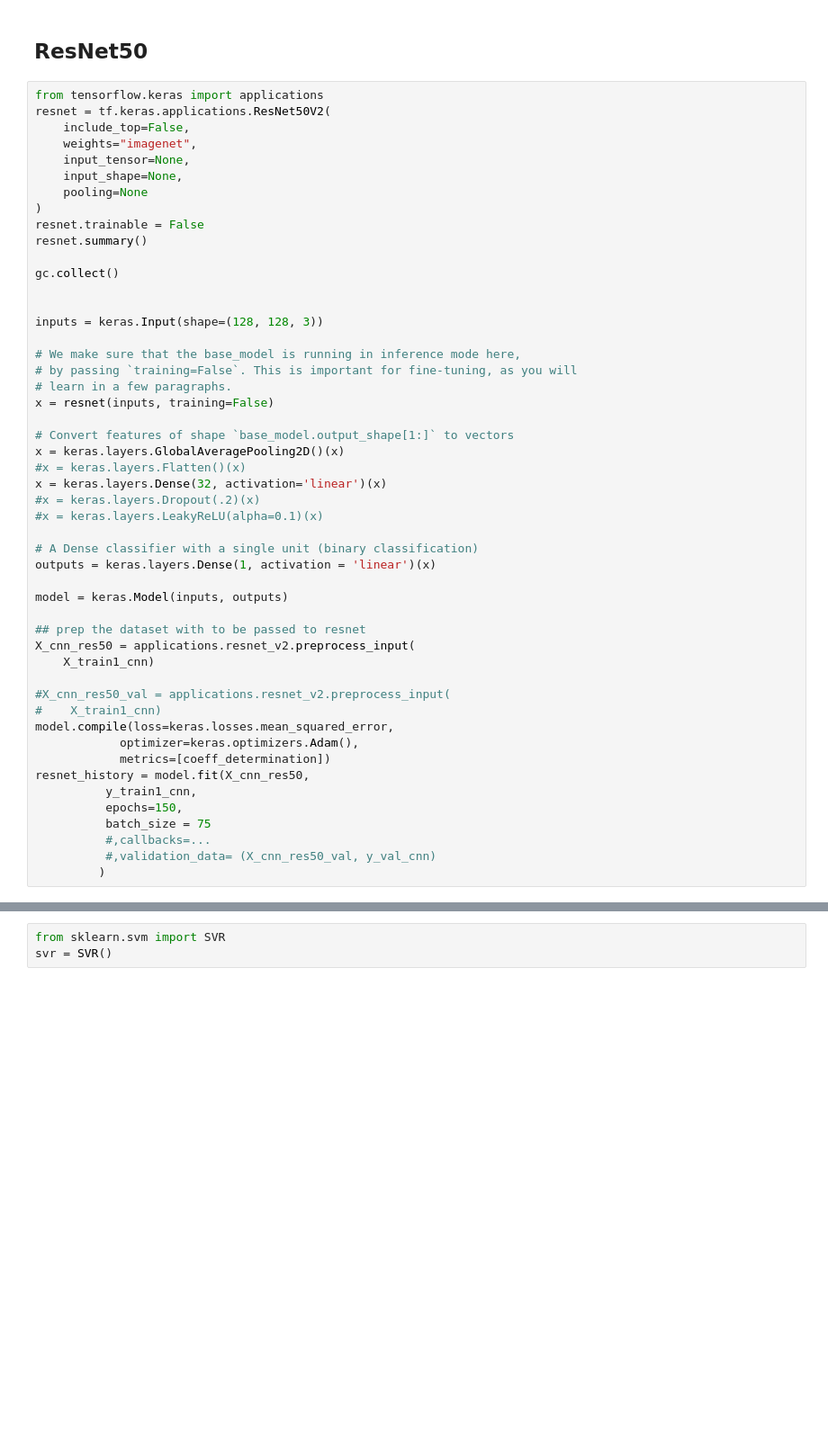
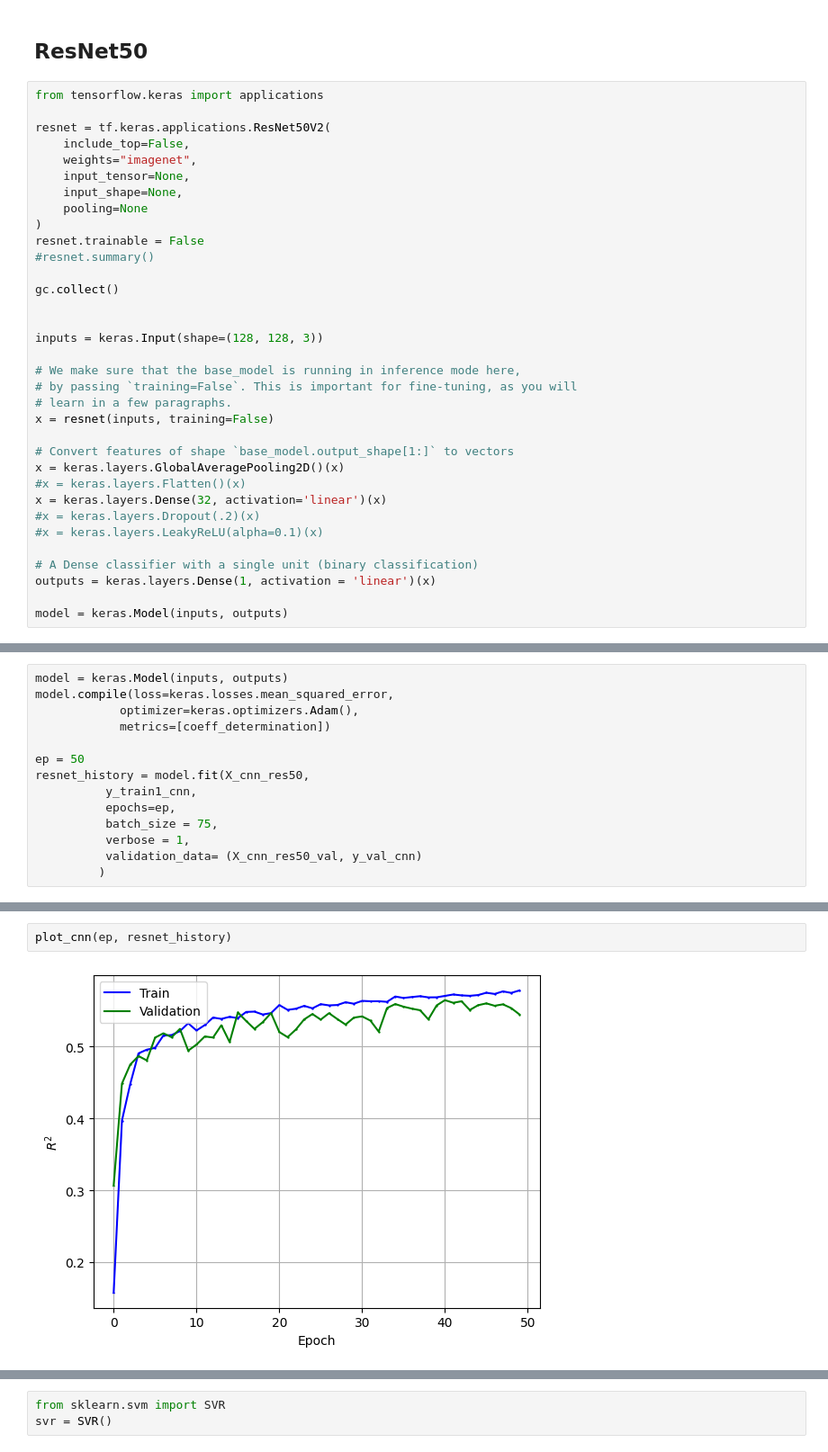
Before and after one commit to ccepelak/ML-SS22, a Jupyter notebook: MasterCode.ipynb, the cells around one changed output, grey strips where cells are left out. Shown: that part at 90% size. Saved outputs shown, nothing was run; the diff lists cells and outputs as text; blank space fills up the shorter version.

```diff
--- a/MasterCode.ipynb
+++ b/MasterCode.ipynb
@@ -607,6 +728,7 @@ plt.show()
 ## ResNet50
 # %%
 from tensorflow.keras import applications
+
 resnet = tf.keras.applications.ResNet50V2(
     include_top=False,
     weights="imagenet",
@@ -615,7 +737,7 @@ resnet = tf.keras.applications.ResNet50V2(
     pooling=None
 )
 resnet.trainable = False
-resnet.summary()
+#resnet.summary()
 
 gc.collect()
 
@@ -638,20 +760,3 @@ x = keras.layers.Dense(32, activation='linear')(x)
 outputs = keras.layers.Dense(1, activation = 'linear')(x)
 
 model = keras.Model(inputs, outputs)
-
-## prep the dataset with to be passed to resnet
-X_cnn_res50 = applications.resnet_v2.preprocess_input(
-    X_train1_cnn)
-
-#X_cnn_res50_val = applications.resnet_v2.preprocess_input(
-#    X_train1_cnn)
-model.compile(loss=keras.losses.mean_squared_error,
-            optimizer=keras.optimizers.Adam(),
-            metrics=[coeff_determination])
-resnet_history = model.fit(X_cnn_res50,
-          y_train1_cnn,
-          epochs=150,
-          batch_size = 75
-          #,callbacks=...
-          #,validation_data= (X_cnn_res50_val, y_val_cnn)
-         )
@@ -683,0 +763,14 @@ plt.show()
+# %%
+model = keras.Model(inputs, outputs)
+model.compile(loss=keras.losses.mean_squared_error,
+            optimizer=keras.optimizers.Adam(),
+            metrics=[coeff_determination])
+
+ep = 50
+resnet_history = model.fit(X_cnn_res50,
+          y_train1_cnn,
+          epochs=ep,
+          batch_size = 75,
+          verbose = 1,
+          validation_data= (X_cnn_res50_val, y_val_cnn)
+         )
@@ -683,0 +799,4 @@ plt.show()
+# %%
+plot_cnn(ep, resnet_history)
+# %% [output]
+[figure, added]
```
Also changed, not shown: parts of 53 cells of this notebook, 2 other files.
